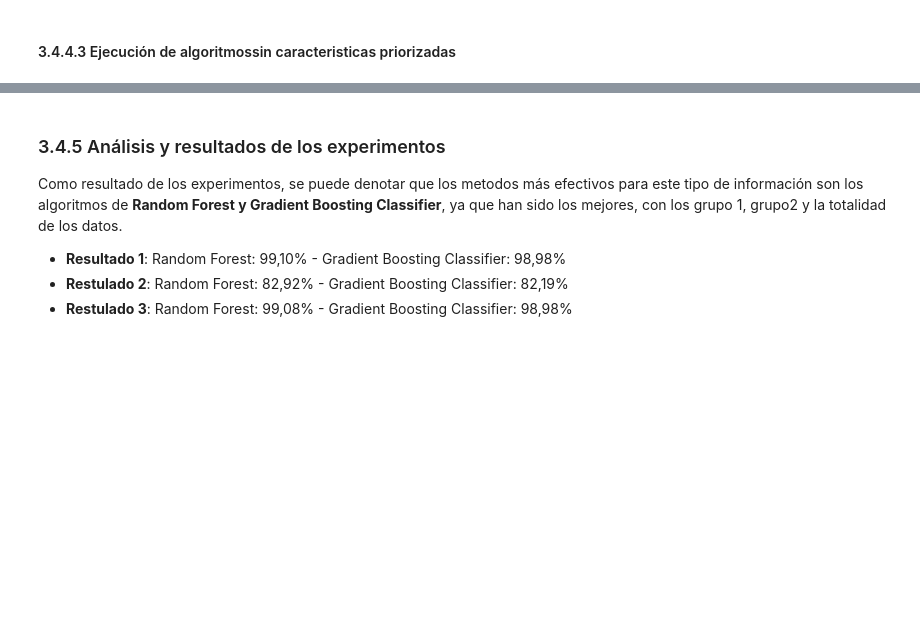
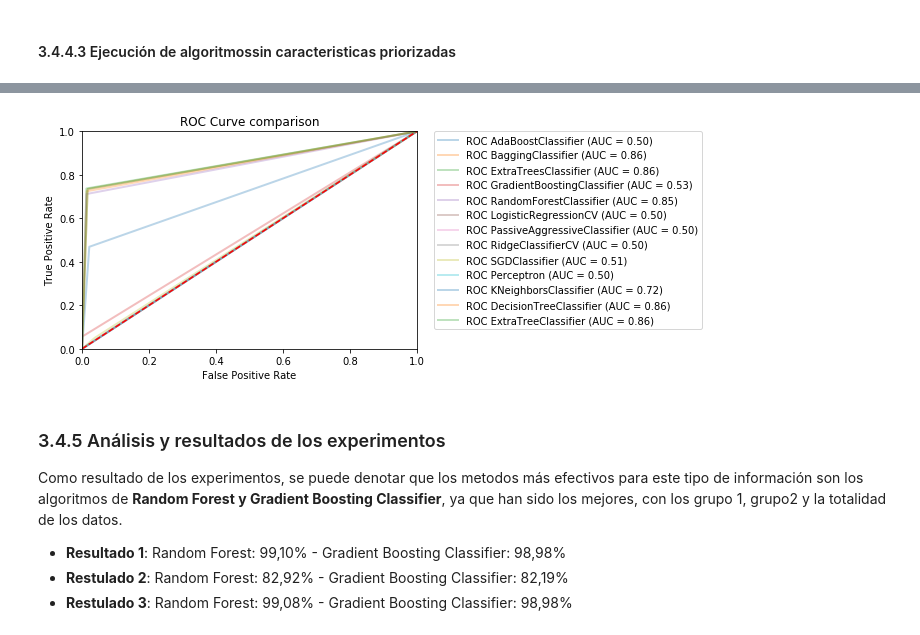
Before and after one commit to masdatascience/TFM-AI, a Jupyter notebook: Prevencion_Churn_NB3-B2B.ipynb, the cells around one changed output, grey strips where cells are left out. Cells and saved outputs as stored; diff of their text form; code cells hidden in the pictures; blank space fills up the shorter version.

```diff
--- a/Prevencion_Churn_NB3-B2B.ipynb
+++ b/Prevencion_Churn_NB3-B2B.ipynb
@@ -793,11 +787,20 @@ from sklearn.linear_model import Ridge
 from sklearn.preprocessing import PolynomialFeatures
 from sklearn import svm,model_selection, tree, linear_model, neighbors, naive_bayes, ensemble, discriminant_analysis, gaussian_process
 
+grupo1 = ['ID_VENDEDOR', 'ID_LOC_DISTRIBUIDOR', 'ID_SUB_SEGMENTO', 'IMP_PRECIO_UNITARIO','ID_HOLDING']
+
+# Enfoque
+datos = clientes_cod.loc[:, grupo1]
+clase = clientes_cod.CHURN
+# Se realiza los subconjunto de datos para entrenamiento y pruebas
+train_features, test_features, train_labels, test_labels = train_test_split(datos, clase, test_size=0.3, random_state=1)
+
+
 MLA = [
     #Ensemble Methods
     ensemble.AdaBoostClassifier(),
     ensemble.BaggingClassifier(),
-    #ensemble.ExtraTreesClassifier(),
+    ensemble.ExtraTreesClassifier(),
     ensemble.GradientBoostingClassifier(),
     ensemble.RandomForestClassifier(),
 
@@ -812,20 +815,20 @@ MLA = [
     linear_model.Perceptron(),
 
     #Navies Bayes
-    naive_bayes.BernoulliNB(),
+    #naive_bayes.BernoulliNB(),
     #naive_bayes.GaussianNB(),
 
     #Nearest Neighbor
     neighbors.KNeighborsClassifier(),
 
     #SVM
-    svm.SVC(probability=True),
-    svm.NuSVC(probability=True),
-    svm.LinearSVC(),
+    #svm.SVC(probability=True),
+    #svm.NuSVC(probability=True),
+    #svm.LinearSVC(),
 
     #Trees
     tree.DecisionTreeClassifier(),
-   tree.ExtraTreeClassifier(),
+    tree.ExtraTreeClassifier(),
 
     ]
 
@@ -853,5 +856,5 @@ for alg in MLA:
 
     row_index+=1
 
-MLA_compare.sort_values(by = ['MLA Test Accuracy'], ascending = False, inplace = True)
+MLA_compare.sort_values(by = ['MLA AUC'], ascending = False, inplace = True)
 MLA_compare
@@ -888,24 +916,26 @@ plt.show()
 # %%
 index = 1
 for alg in MLA:
 
 
-    predicted = alg.fit(x_train, y_train).predict(x_test)
-    fp, tp, th = roc_curve(y_test, predicted)
+    predicted = alg.fit(train_features, train_labels).predict(test_features)
+    fp, tp, th = roc_curve(test_labels, predicted)
     roc_auc_mla = auc(fp, tp)
     MLA_name = alg.__class__.__name__
     plt.plot(fp, tp, lw=2, alpha=0.3, label='ROC %s (AUC = %0.2f)'  % (MLA_name, roc_auc_mla))
 
     index+=1
 
 plt.title('ROC Curve comparison')
 plt.legend(bbox_to_anchor=(1.05, 1), loc=2, borderaxespad=0.)
 plt.plot([0,1],[0,1],'r--')
 plt.xlim([0,1])
 plt.ylim([0,1])
 plt.ylabel('True Positive Rate')
 plt.xlabel('False Positive Rate')
 plt.show()
+# %% [output]
+[figure, added]
 # %% [markdown]
 ### 3.4.5 Análisis y resultados de los experimentos
 
```
Also changed, not shown: parts of 9 cells of this notebook.
